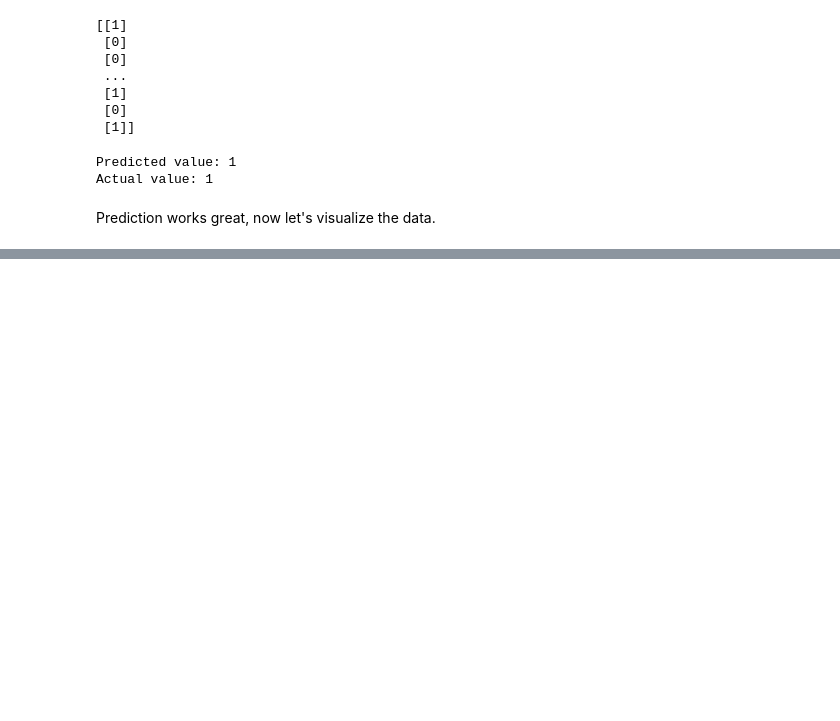
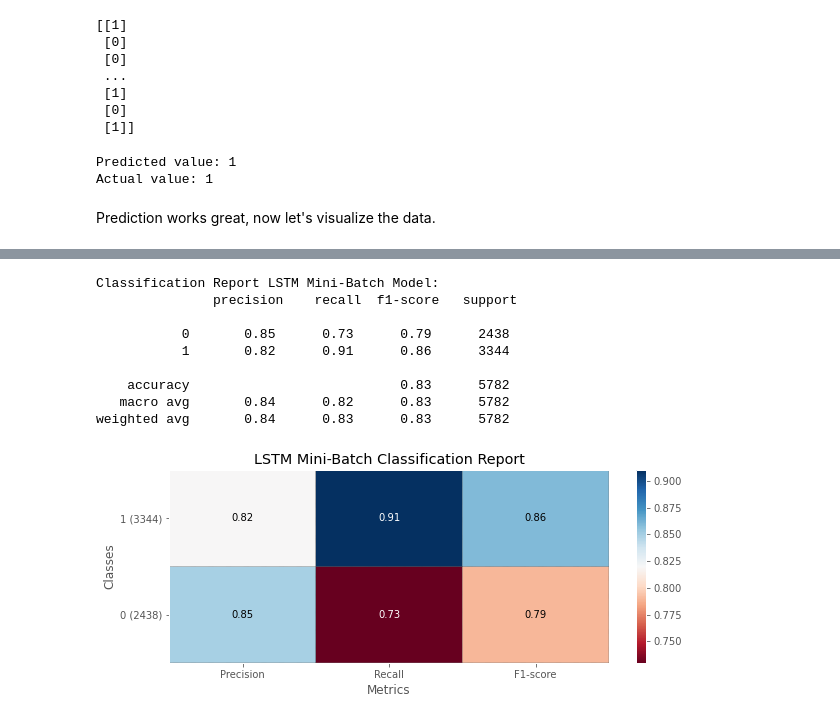
Before and after one commit to jackshendrikov/sentimento, a Jupyter notebook: Part III - Training and Development of Different LSTM Models.ipynb, the cells around one changed output, grey strips where cells are left out. Drawn from its saved outputs; the diff is of its cells as text; code cells hidden in the pictures; blank space fills up the shorter version.

```diff
--- a/Part III - Training and Development of Different LSTM Models.ipynb
+++ b/Part III - Training and Development of Different LSTM Models.ipynb
@@ -736,0 +861,16 @@ Prediction works great, now let's visualize the data.
+# %%
+mini_prediction = (model_mini.predict(x_test) > 0.5).astype("int32")
+print('Classification Report LSTM Mini-Batch Model:\n', classification_report(y_test, mini_prediction))
+
+plot_classification_report(classification_report(y_test, mini_prediction), title='LSTM Mini-Batch Classification Report', cmap='RdBu')
+# %% [output]
+Classification Report LSTM Mini-Batch Model:
+               precision    recall  f1-score   support
+
+           0       0.85      0.73      0.79      2438
+           1       0.82      0.91      0.86      3344
+
+    accuracy                           0.83      5782
+   macro avg       0.84      0.82      0.83      5782
+weighted avg       0.84      0.83      0.83      5782
+[figure, added]
```
Also changed, not shown: parts of 13 cells of this notebook.
